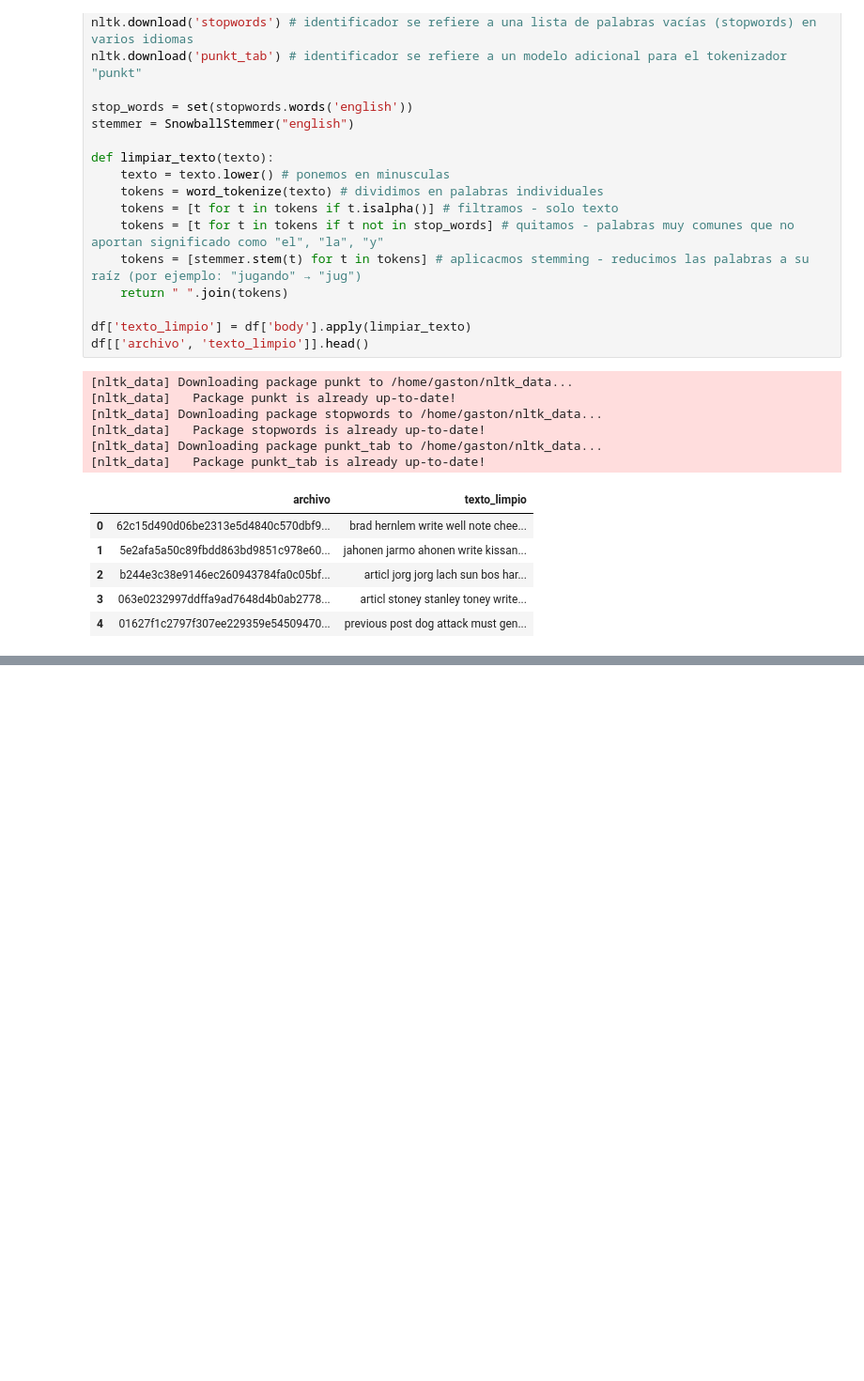
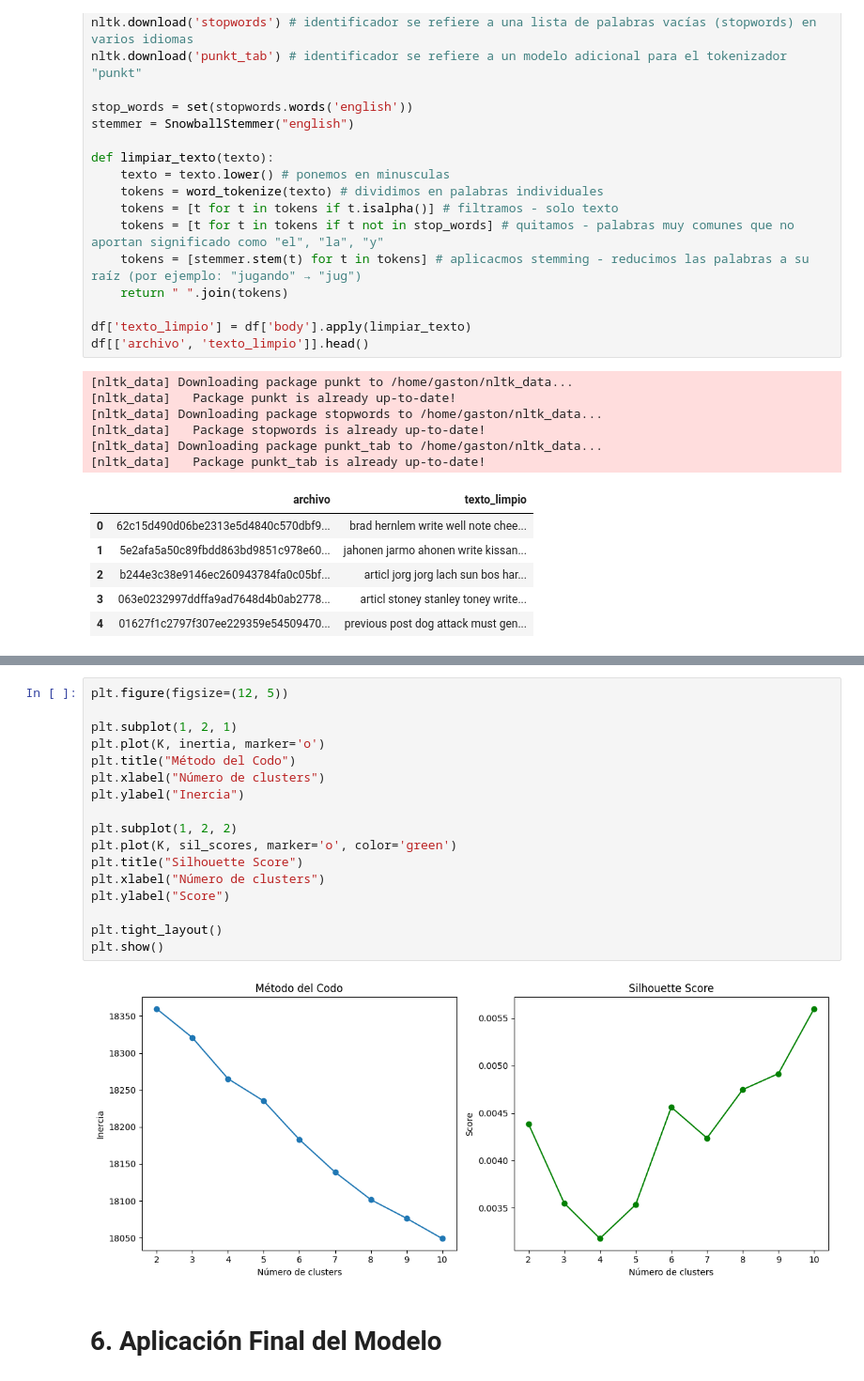
Before and after one commit to gastonnina/miadas_M04_L03, a Jupyter notebook: index.ipynb, the cells around one changed output, grey strips where cells are left out. Shown at 94% size. Drawn from its saved outputs; the diff is of its cells as text; blank space fills up the shorter version.

```diff
--- a/index.ipynb
+++ b/index.ipynb
@@ -195,0 +240,21 @@ df[['archivo', 'texto_limpio']].head()
+# %%
+plt.figure(figsize=(12, 5))
+
+plt.subplot(1, 2, 1)
+plt.plot(K, inertia, marker='o')
+plt.title("Método del Codo")
+plt.xlabel("Número de clusters")
+plt.ylabel("Inercia")
+
+plt.subplot(1, 2, 2)
+plt.plot(K, sil_scores, marker='o', color='green')
+plt.title("Silhouette Score")
+plt.xlabel("Número de clusters")
+plt.ylabel("Score")
+
+plt.tight_layout()
+plt.show()
+# %% [output]
+[figure, added]
+# %% [markdown]
+# 6. Aplicación Final del Modelo
```
Also changed, not shown: parts of 8 cells of this notebook.
